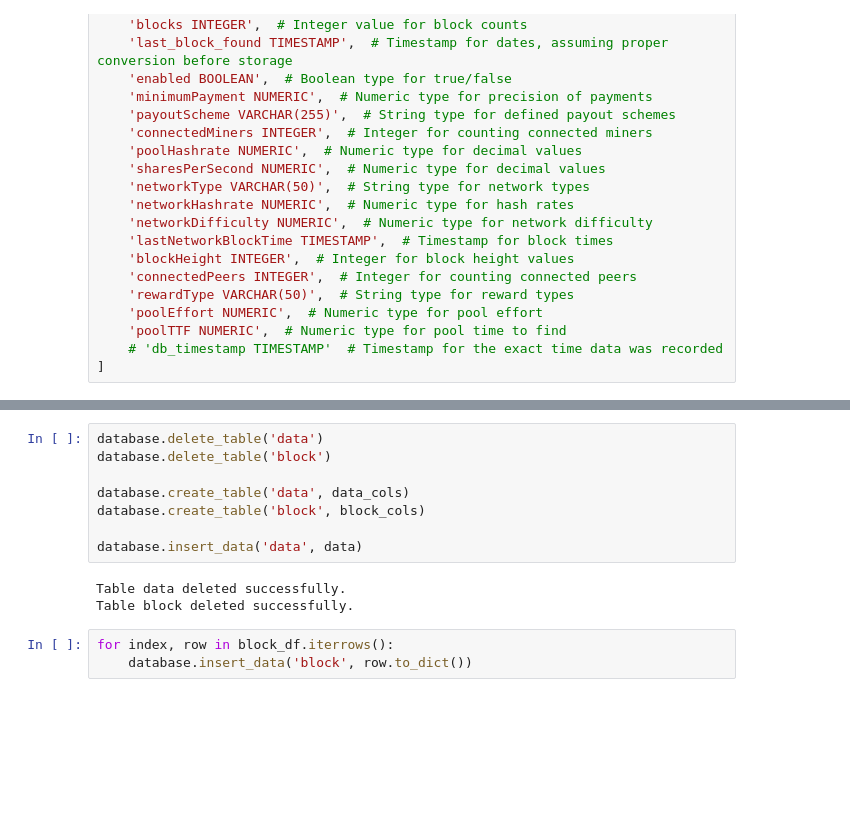
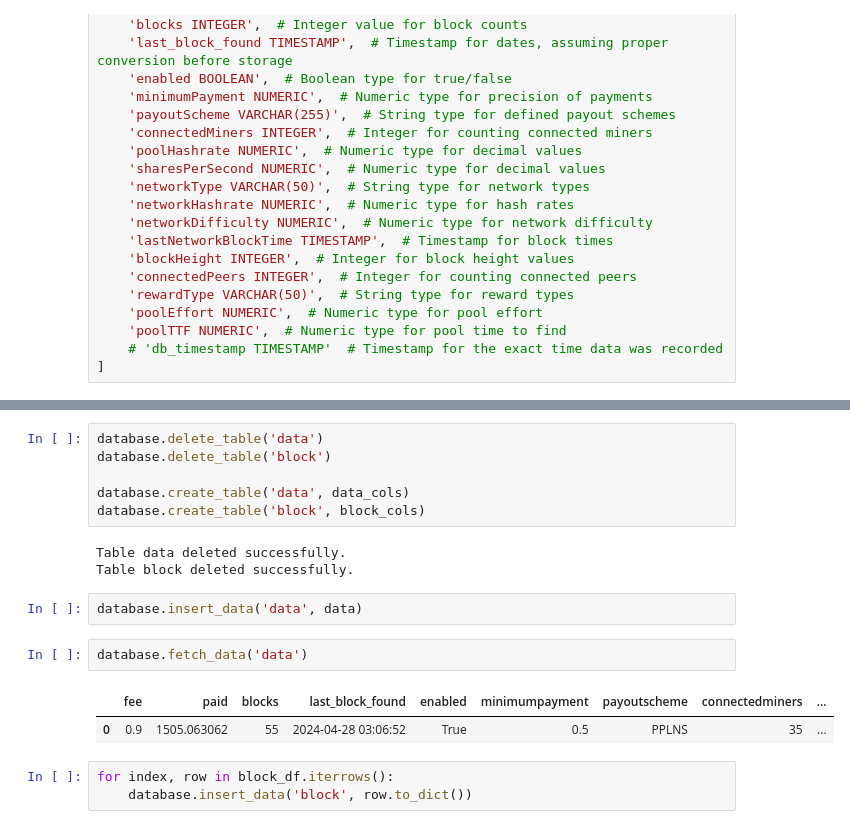
Before and after one commit to marctheshark3/sigmanaut-mining-pool-ui, a Jupyter notebook: prototype.ipynb, the cells around one changed output, grey strips where cells are left out. Cells and saved outputs as stored; diff of their text form; blank space fills up the shorter version.

```diff
--- a/prototype.ipynb
+++ b/prototype.ipynb
@@ -143,11 +143,16 @@ database.delete_table('block')
 
 database.create_table('data', data_cols)
 database.create_table('block', block_cols)
-
-database.insert_data('data', data)
 # %% [output]
 Table data deleted successfully.
 Table block deleted successfully.
+# %%
+database.insert_data('data', data)
+# %%
+database.fetch_data('data')
+# %% [output]
+|  | fee | paid | blocks | last_block_found | enabled | minimumpayment | payoutscheme | connectedminers | ... |
+| 0 | 0.9 | 1505.063062 | 55 | 2024-04-28 03:06:52 | True | 0.5 | PPLNS | 35 | ... |
 # %%
 for index, row in block_df.iterrows():
     database.insert_data('block', row.to_dict())
```
Also changed, not shown: parts of 15 cells of this notebook, 4 other files.
